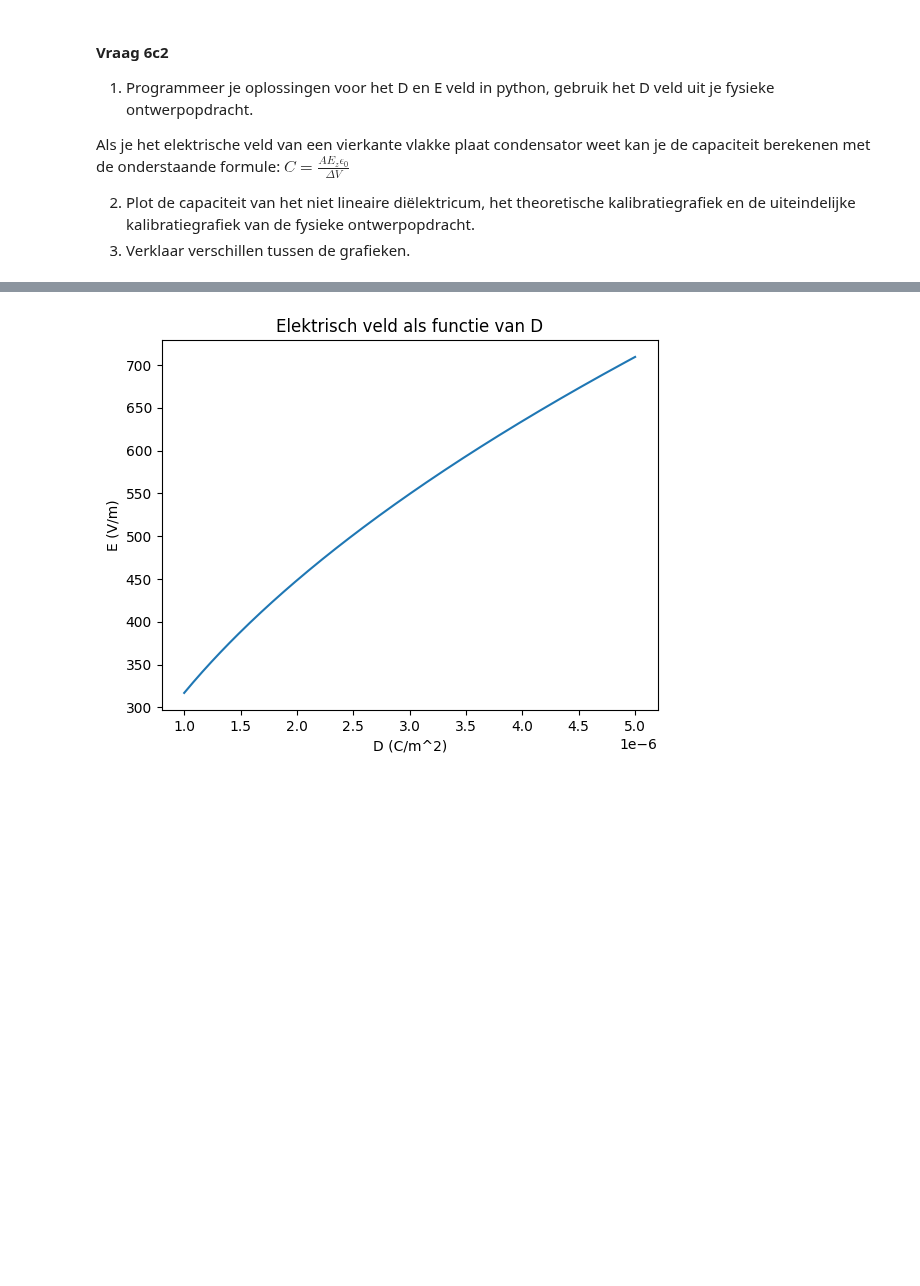
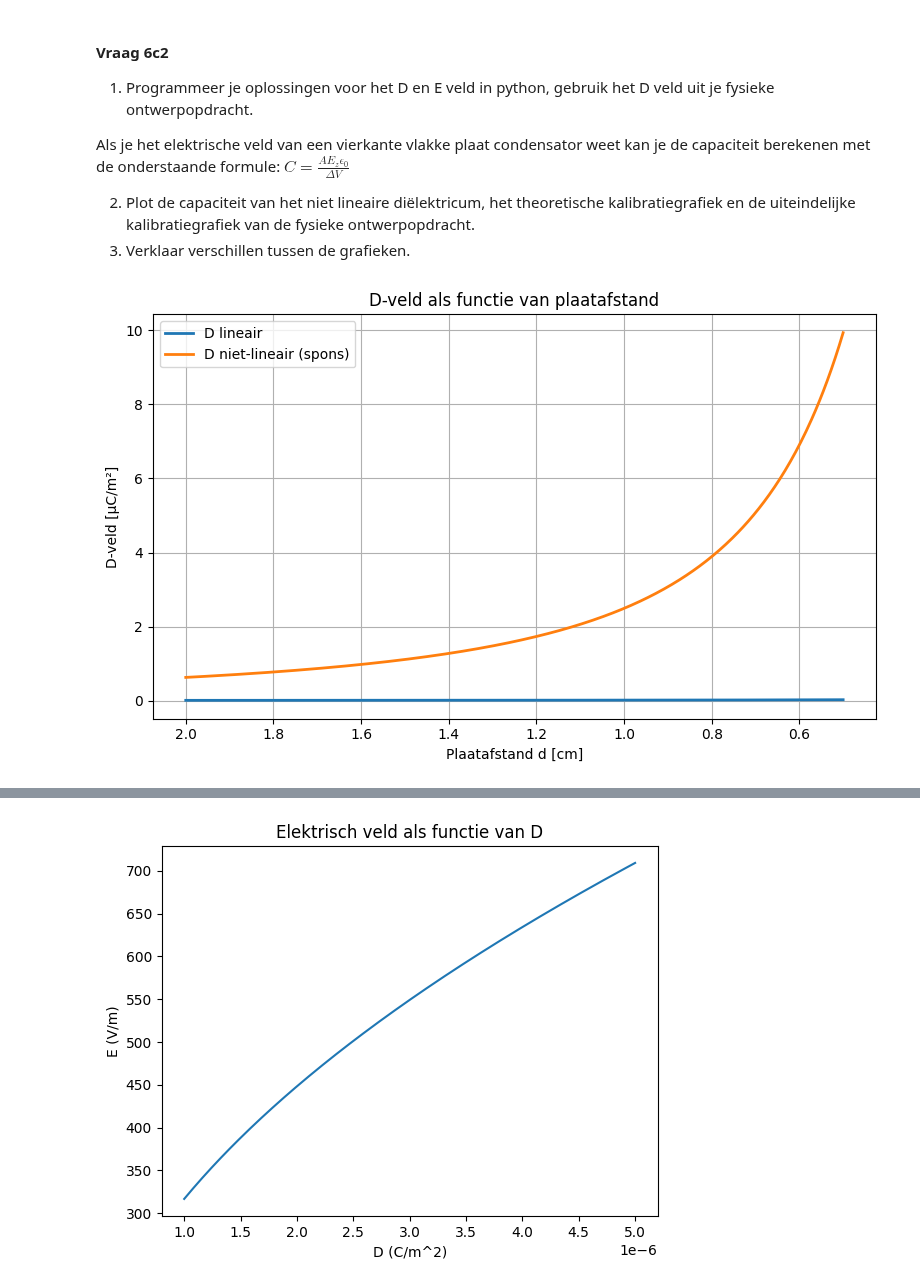
Before and after one commit to WouterAlejandro/opdrachten-DEF-D, a Jupyter notebook: DigitaleOntwerpopdrachten/1CondensatorOpdracht/CondensatorOntwerpopdracht.ipynb, the cells around one changed output, grey strips where cells are left out. Cells and saved outputs as stored; diff of their text form; code cells hidden in the pictures; blank space fills up the shorter version.

```diff
--- a/DigitaleOntwerpopdrachten/1CondensatorOpdracht/CondensatorOntwerpopdracht.ipynb
+++ b/DigitaleOntwerpopdrachten/1CondensatorOpdracht/CondensatorOntwerpopdracht.ipynb
@@ -1341,3 +1341,89 @@ E_z \epsilon_0}{\Delta V}$
  # Pas deze code aan zodat jouw opstelling doorgerekend wordt
 def E_condensator(x1, x2, D):
     return None
+# %%
+import numpy as np
+import matplotlib.pyplot as plt
+
+# Constanten
+eps0 = 8.854e-12  # F/m
+
+# Specs condensator
+A = 0.10 * 0.10   # m² (10x10 cm)
+V = 5.0           # V (vaste spanning)
+
+# Niet-lineaire parameters (spons)
+chi1 = 0.0        # lineaire susceptibiliteit (lucht ≈ 0)
+chi2 = 1.12       # niet-lineaire susceptibiliteit spons
+
+# d-bereik: onbelast → ingedrukt
+d_min = 0.005     # m (maximaal ingedrukt)
+d_max = 0.020     # m (onbelast)
+
+d = np.linspace(d_min, d_max, 500)
+
+# Functies
+
+def function_E(V, d):
+    return V / d
+
+def D_niet_lineair(E, eps0, chi1, chi2):
+    return eps0 * (1 + chi1) * E + eps0 * chi2 * E**2
+
+def D_lineair(E, eps0, chi1):
+    return eps0 * (1 + chi1) * E
+
+def C_uit_D(D, A, V):
+    return D * A / V
+
+def D_physical_design(d, V):
+    """
+    'Gemeten' D(d) uit fysieke ontwerpopdracht.
+    Vervang dit door jouw echte data of model.
+    Hier: niet-lineair D + kleine afwijking/ruis.
+    """
+    E = function_E(V, d)
+    D_ideal = D_niet_lineair(E, eps0, chi1, chi2)
+    systematic_factor = 1.05
+    noise = 0.02 * D_ideal * np.random.default_rng(0).normal(size=d.shape)
+    return systematic_factor * D_ideal + noise
+
+# Berekeningen
+
+E     = function_E(V, d)
+D_nl  = D_niet_lineair(E, eps0, chi1, chi2)
+D_lin = D_lineair(E, eps0, chi1)
+
+C_nl   = C_uit_D(D_nl,  A, V)
+C_lin  = C_uit_D(D_lin, A, V)
+C_echt = C_uit_D(D_physical_design(d, V), A, V)
+
+d_cm = d * 100  # naar cm voor de x-as
+
+# Plot 1: D-veld,d
+plt.figure(figsize=(8, 5))
+plt.plot(d_cm, D_lin * 1e6,  linewidth=2, label='D lineair')
+plt.plot(d_cm, D_nl  * 1e6,  linewidth=2, label='D niet-lineair (spons)')
+plt.xlabel('Plaatafstand d [cm]')
+plt.ylabel('D-veld [µC/m²]')
+plt.title('D-veld als functie van plaatafstand')
+plt.gca().invert_xaxis()  # links = ingedrukt
+plt.grid(True)
+plt.legend()
+plt.tight_layout()
+plt.show()
+
+# Plot 2: Capaciteit,d
+plt.figure(figsize=(8, 5))
+plt.plot(d_cm, C_lin*1e12, linewidth=2,label='Theoretisch lineair')
+plt.plot(d_cm, C_nl*1e12, linewidth=2,label='Niet-lineair diëlektricum (model)')
+plt.xlabel('Plaatafstand d [cm]')
+plt.ylabel('Capaciteit C [pF]')
+plt.title('Capaciteit als functie van plaatafstand')
+plt.gca().invert_xaxis()
+plt.grid(True)
+plt.legend()
+plt.tight_layout()
+plt.show()
+# %% [output]
+[figure, added]
```
Also changed, not shown: parts of 3 cells of this notebook.
